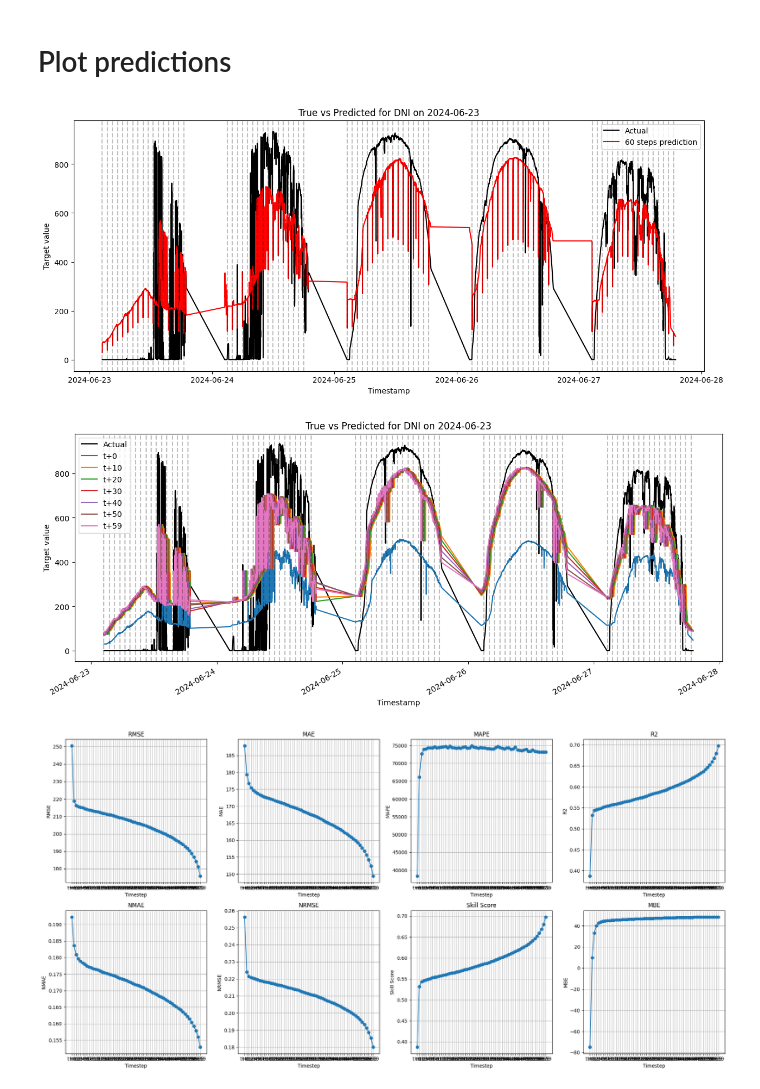
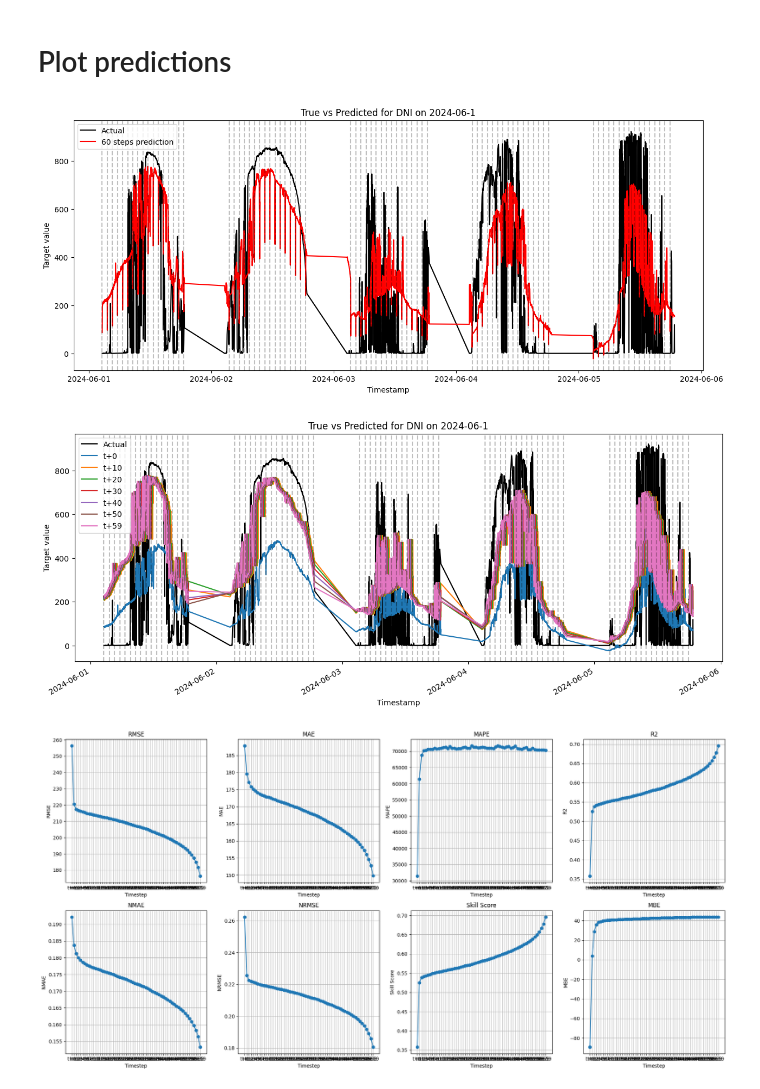
Before and after one commit to LucasDJensen/Solar-Irradiance-Nowcasting, a Jupyter notebook: eval.ipynb, the cells around one changed output. Cells and saved outputs as stored; diff of their text form; code cells hidden in the pictures.

```diff
--- a/eval.ipynb
+++ b/eval.ipynb
@@ -32,7 +32,7 @@ def load_module_from_folder(folder_path: str, module_name: str):
 
 
 # Example usage:
-run_folder = Path(r'D:\Jetbrains\Python\Projects\solar_irradiance_nowcasting\checkpoint\20250602-172507')
+run_folder = Path(r'D:\Jetbrains\Python\Projects\solar_irradiance_nowcasting\checkpoint\20250602-172507_DNI_STATION_ECMWF')
 
 my_config: MyConfig = load_config(run_folder / 'config.json')
 DEVICE = torch.device("cuda" if torch.cuda.is_available() else "cpu")
@@ -68,7 +68,8 @@ from _utils import load_scaler_and_transform_df
 
 data_loader = MyDataLoader(my_config)
 data_loader.load_data()
-data_loader.load_ecmwf_data()
+if model_state['input_size'] > 11:
+    data_loader.load_ecmwf_data()
 data_loader.reindex_full_range()
 data_loader.lag_features()
 data_loader.prepare_df(drop_solar_altitude_below_0=True, drop_nan=True)
@@ -216,40 +217,40 @@ from matplotlib import pyplot as plt
 
 fig, ax = plt.subplots(figsize=(15, 6))
 # Select a specific day
-day = '2024-06-23'
+day = '2024-06-1'
 day_start = pd.to_datetime(day)
 day_end = day_start + pd.Timedelta(days=5)
 # Filter the timestamps for the selected day
 day_mask = (all_idx.index >= day_start) & (all_idx.index < day_end)
 day_ts = all_idx[day_mask][0].values
 
 # Plot actual values
 ax.plot(day_ts, all_truths[day_mask][0].values, label='Actual', color='black')
 ax.plot(day_ts, all_preds[day_mask][::60].values.flatten()[:len(day_ts)], label='60 steps prediction', color='red')
 # add vertical lines at every 60th timestep
 for i in range(0, len(day_ts), 60):
     ax.axvline(x=day_ts[i], color='black', linestyle='--', alpha=0.25)
 
 ax.set_title(f"True vs Predicted for {my_config.get_df_target_names()[0]} on {day}")
 ax.set_xlabel("Timestamp")
 ax.set_ylabel("Target value")
 plt.legend()
 plt.show()
 
 fig, ax = plt.subplots(figsize=(15, 6))
 all_truths[day_mask][0].plot(ax=ax, label='Actual', color='black', title=f"True vs Predicted for {my_config.get_df_target_names()[0]} on {day}", xlabel="Timestamp", ylabel="Target value", legend=True)
 prediction_steps = list(range(0, 60, 10))
 prediction_steps.append(59)
 for i in prediction_steps:
     all_preds[day_mask][::1][i].plot(ax=ax, label=f"t+{i}", legend=True)
 
 for i in range(0, len(day_ts), 60):
     ax.axvline(x=day_ts[i], color='black', linestyle='--', alpha=0.25)
 
 plt.show()
 # %% [output]
-[figure, old version]
+[figure, new version]
-[figure, old version]
+[figure, new version]
 # %%
 from ForecastEvaluator import ForecastEvaluator
 
@@ -283,7 +284,7 @@ for i, metric in enumerate(metrics):
 plt.tight_layout()
 plt.show()
 # %% [output]
-[figure, old version]
+[figure, new version]
 # %%
 # all_truths.to_pickle(r'LSTM_y_test.pkl')
 # all_preds.to_pickle(r'LSTM_preds.pkl')
```
Also changed, not shown: parts of 2 cells of this notebook, 7 other files.
